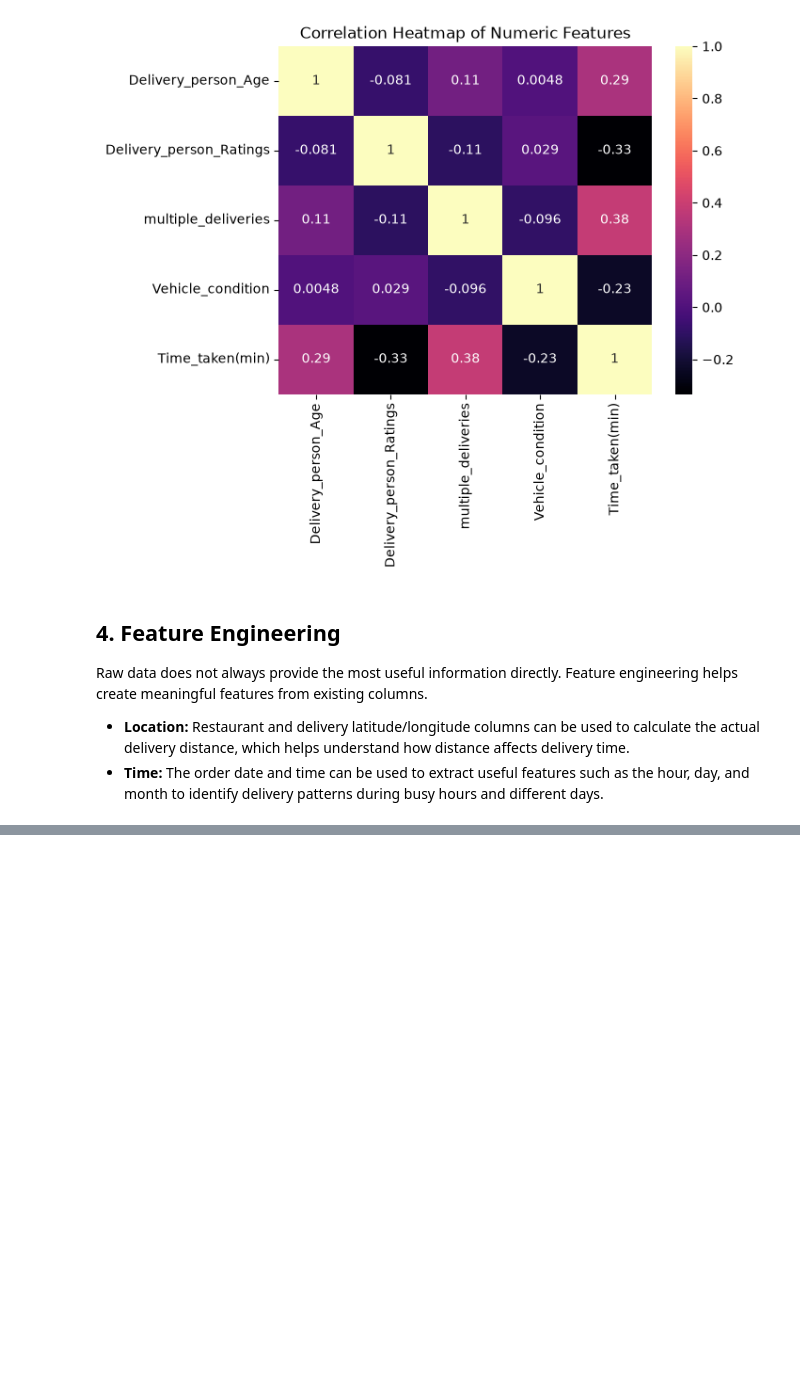
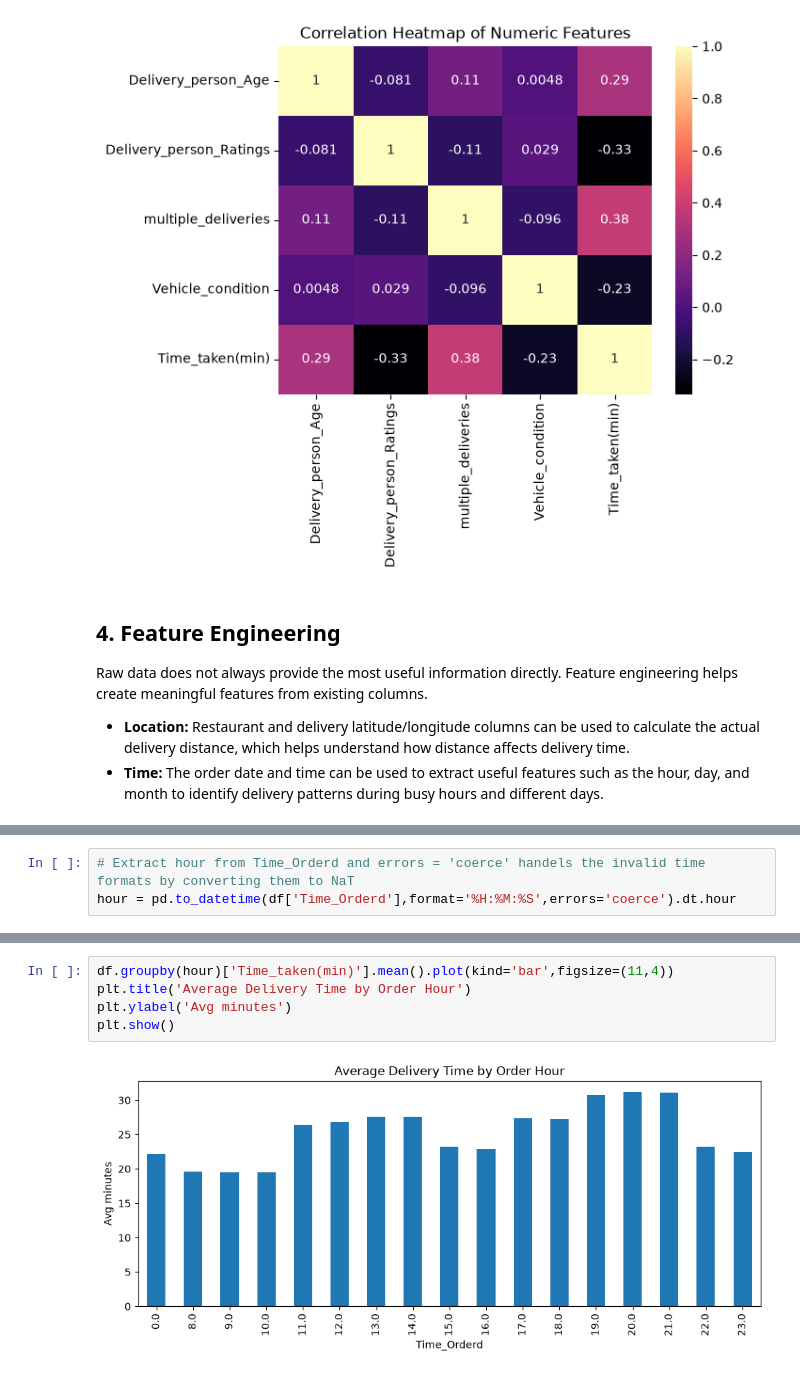
Before and after one commit to anurag-dev89/DeliverEase, a Jupyter notebook: notebooks/DeliverEase.ipynb, the cells around one changed output, grey strips where cells are left out. Drawn from its saved outputs; the diff is of its cells as text; blank space fills up the shorter version.

Commit message:
Perform feature engineering and EDA on delivery dataset

```diff
--- a/notebooks/DeliverEase.ipynb
+++ b/notebooks/DeliverEase.ipynb
@@ -798,0 +834,3 @@ delivery patterns during busy hours and different days.
+# %%
+# Extract hour from Time_Orderd and errors = 'coerce' handels the invalid time formats by converting them to NaT
+hour = pd.to_datetime(df['Time_Orderd'],format='%H:%M:%S',errors='coerce').dt.hour
@@ -798,0 +867,7 @@ delivery patterns during busy hours and different days.
+# %%
+df.groupby(hour)['Time_taken(min)'].mean().plot(kind='bar',figsize=(11,4))
+plt.title('Average Delivery Time by Order Hour')
+plt.ylabel('Avg minutes')
+plt.show()
+# %% [output]
+[figure, added]
```
Also changed, not shown: parts of 22 cells of this notebook.
